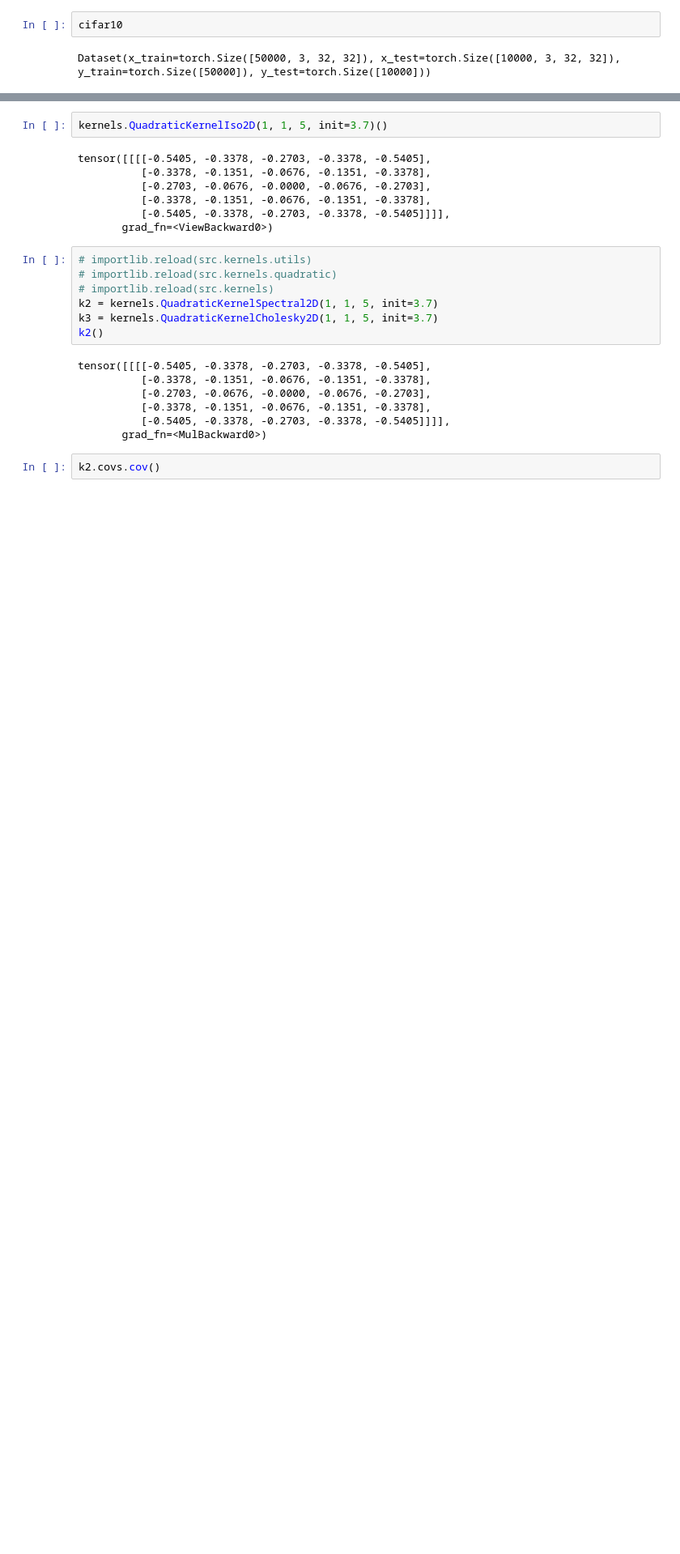
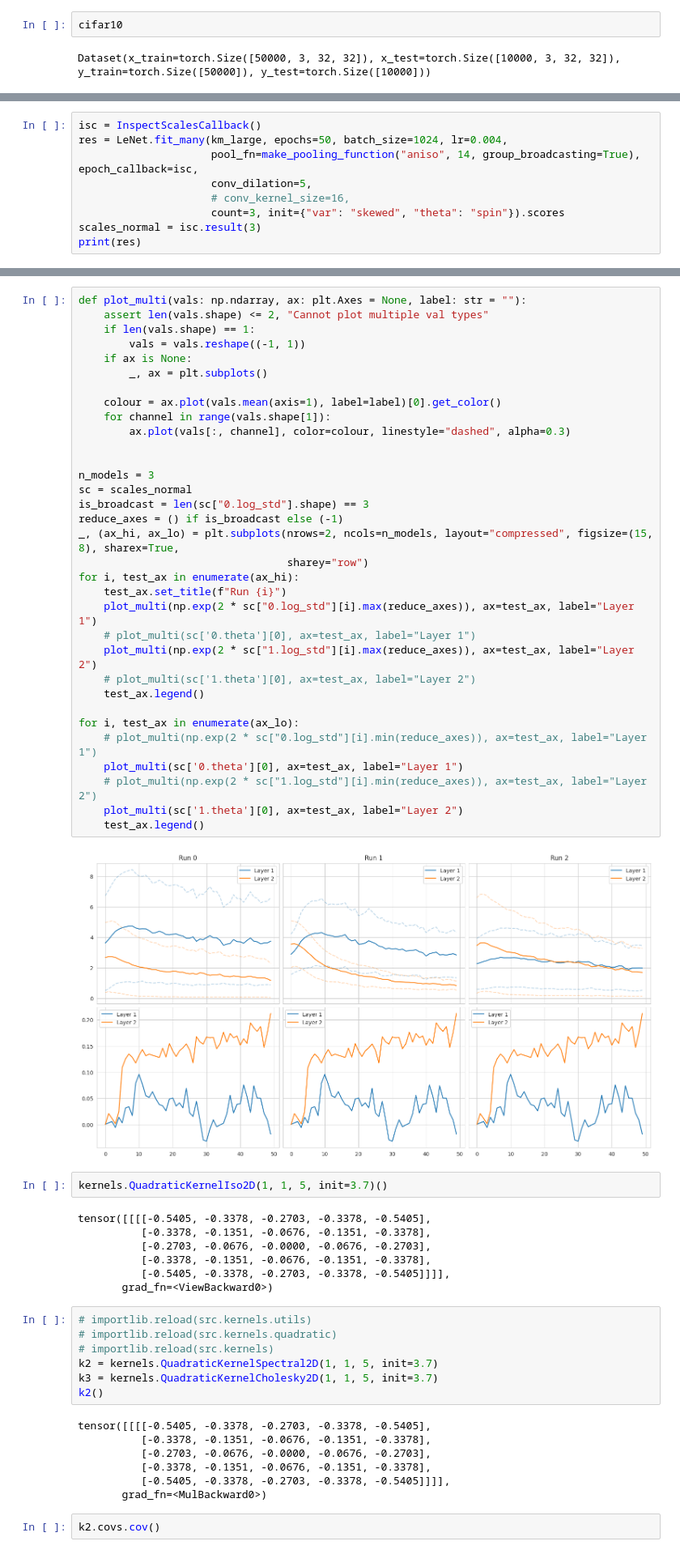
Before and after one commit to p-adema/quadratic-conv, a Jupyter notebook: scratch/training_check.ipynb, the cells around one changed output, grey strips where cells are left out. Shown at 81% size. Cells and saved outputs as stored; diff of their text form; blank space fills up the shorter version.

```diff
--- a/scratch/training_check.ipynb
+++ b/scratch/training_check.ipynb
@@ -137,0 +149,9 @@ Dataset(x_train=torch.Size([50000, 3, 32, 32]), x_test=torch.Size([10000, 3, 32,
+# %%
+isc = InspectScalesCallback()
+res = LeNet.fit_many(km_large, epochs=50, batch_size=1024, lr=0.004,
+                     pool_fn=make_pooling_function("aniso", 14, group_broadcasting=True), epoch_callback=isc,
+                     conv_dilation=5,
+                     # conv_kernel_size=16,
+                     count=3, init={"var": "skewed", "theta": "spin"}).scores
+scales_normal = isc.result(3)
+print(res)
@@ -164,3 +217,38 @@ d[0].get_color()
+# %%
+def plot_multi(vals: np.ndarray, ax: plt.Axes = None, label: str = ""):
+    assert len(vals.shape) <= 2, "Cannot plot multiple val types"
+    if len(vals.shape) == 1:
+        vals = vals.reshape((-1, 1))
+    if ax is None:
+        _, ax = plt.subplots()
+
+    colour = ax.plot(vals.mean(axis=1), label=label)[0].get_color()
+    for channel in range(vals.shape[1]):
+        ax.plot(vals[:, channel], color=colour, linestyle="dashed", alpha=0.3)
+
+
+n_models = 3
+sc = scales_normal
+is_broadcast = len(sc["0.log_std"].shape) == 3
+reduce_axes = () if is_broadcast else (-1)
+_, (ax_hi, ax_lo) = plt.subplots(nrows=2, ncols=n_models, layout="compressed", figsize=(15, 8), sharex=True,
+                                 sharey="row")
+for i, test_ax in enumerate(ax_hi):
+    test_ax.set_title(f"Run {i}")
+    plot_multi(np.exp(2 * sc["0.log_std"][i].max(reduce_axes)), ax=test_ax, label="Layer 1")
+    # plot_multi(sc['0.theta'][0], ax=test_ax, label="Layer 1")
+    plot_multi(np.exp(2 * sc["1.log_std"][i].max(reduce_axes)), ax=test_ax, label="Layer 2")
+    # plot_multi(sc['1.theta'][0], ax=test_ax, label="Layer 2")
+    test_ax.legend()
+
+for i, test_ax in enumerate(ax_lo):
+    # plot_multi(np.exp(2 * sc["0.log_std"][i].min(reduce_axes)), ax=test_ax, label="Layer 1")
+    plot_multi(sc['0.theta'][0], ax=test_ax, label="Layer 1")
+    # plot_multi(np.exp(2 * sc["1.log_std"][i].min(reduce_axes)), ax=test_ax, label="Layer 2")
+    plot_multi(sc['1.theta'][0], ax=test_ax, label="Layer 2")
+    test_ax.legend()
+# %% [output]
+[figure, added]
 # %%
 kernels.QuadraticKernelIso2D(1, 1, 5, init=3.7)()
 # %% [output]
```
Also changed, not shown: parts of 14 cells of this notebook, 19 other files.
